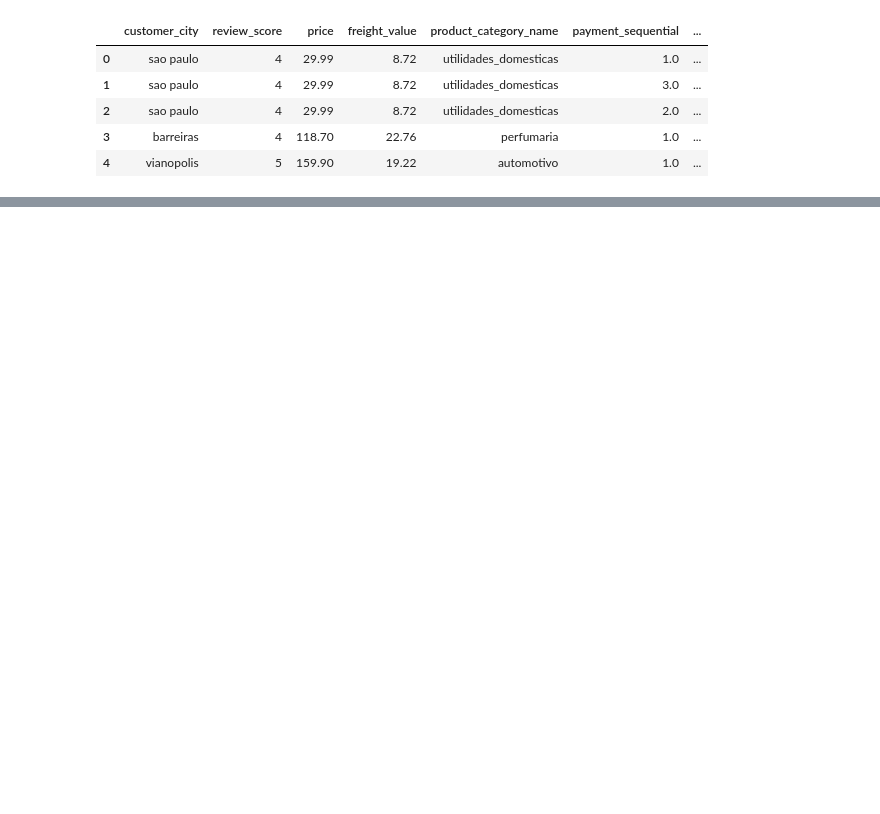
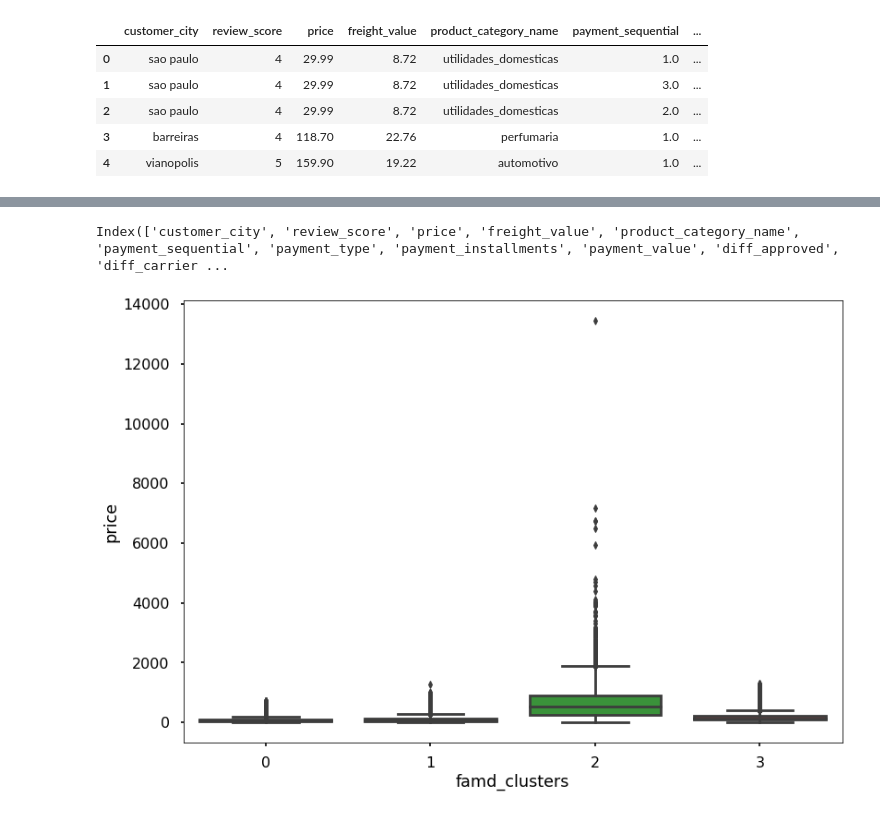
Before and after one commit to fabioismerim/consumer_score_prediction, a Jupyter notebook: clustering_approach/FAMD.ipynb, the cells around one changed output, grey strips where cells are left out. Saved outputs shown, nothing was run; the diff lists cells and outputs as text; code cells hidden in the pictures; blank space fills up the shorter version.

```diff
--- a/clustering_approach/FAMD.ipynb
+++ b/clustering_approach/FAMD.ipynb
@@ -328 +329,10 @@ for c in cluster_famd_profile:
 ... (5 outputs left out)
+# %%
+cluster_famd_profile.columns
+# %% [output]
+Index(['customer_city', 'review_score', 'price', 'freight_value', 'product_category_name', 'payment_sequential', 'payment_type', 'payment_installments', 'payment_value', 'diff_approved', 'diff_carrier ...
+# %%
+sns.boxplot(x = 'famd_clusters', y = 'price' ,data = cluster_famd_profile)
+plt.show()
+# %% [output]
+[figure, added]
```
Also changed, not shown: parts of 20 cells of this notebook, 1 other file.
